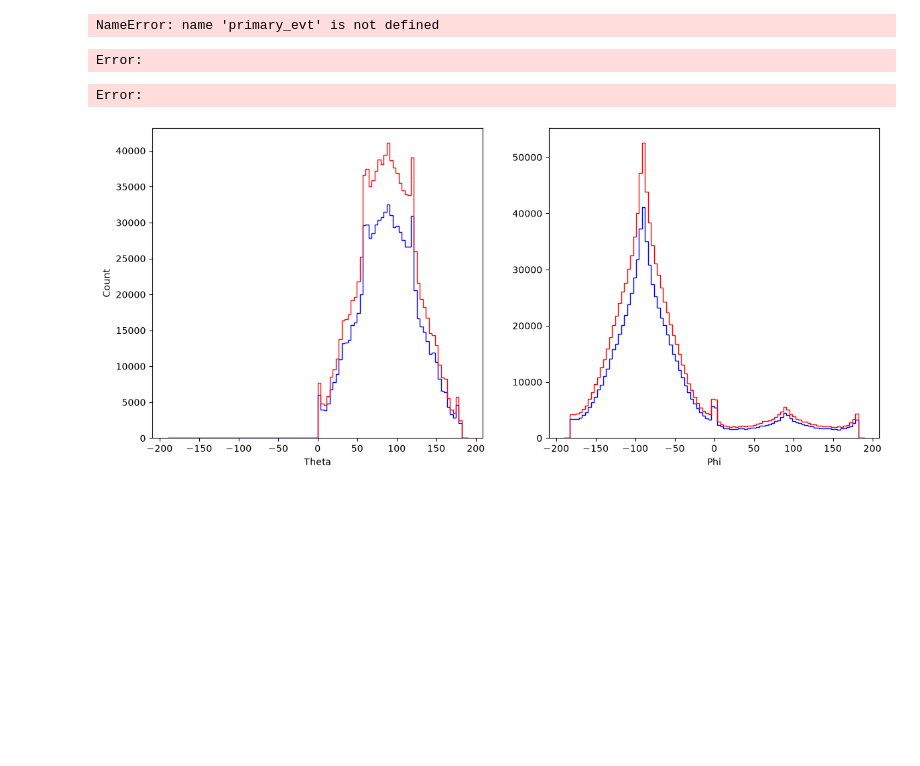
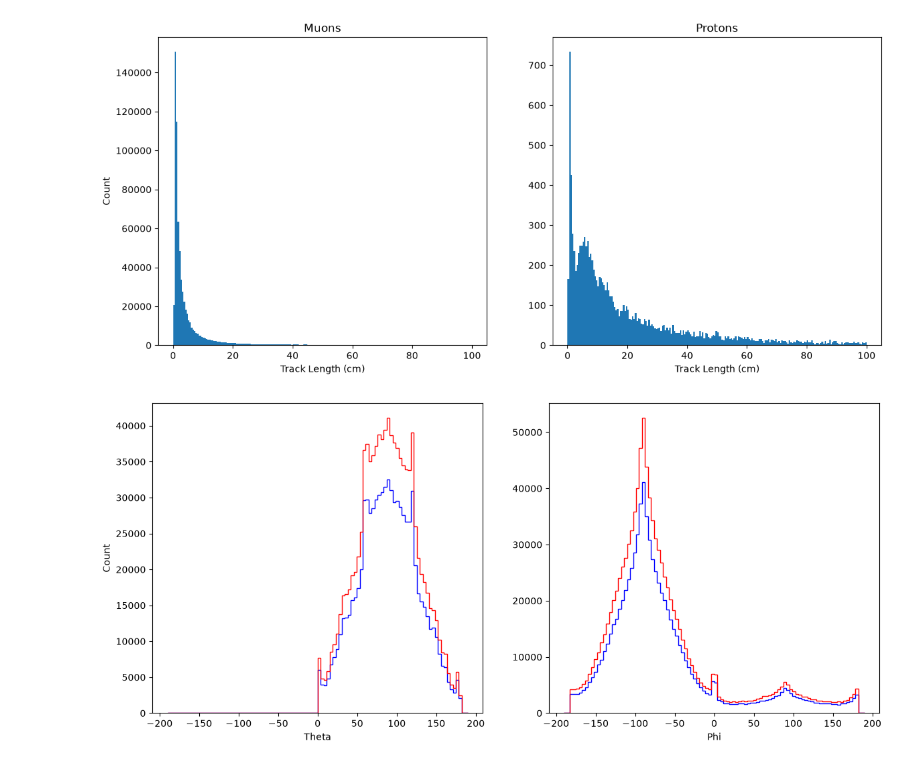
Before and after one commit to tomdsimpson/KDAR-Summer-Project, a Jupyter notebook: track_lengths.ipynb, the cells around one changed output. Drawn from its saved outputs; the diff is of its cells as text; code cells hidden in the pictures; blank space fills up the shorter version.

```diff
--- a/track_lengths.ipynb
+++ b/track_lengths.ipynb
@@ -40,27 +49,25 @@ Index(['__ntuple', 'entry', 'rec.slc..index', 'rec.slc.reco.pfp..index'], dtype=
 # %%
 
 #print(evt_data.columns)
 bins = np.linspace(0,100,201)
 #print(primary_evt['pfp']['trk']['truth']['p']['pdg'].value_counts())
 #print(evt_data['pfp']['trk']['truth']['p']['pdg'].value_counts())
 
-evt_mu = primary_evt[primary_evt['pfp']['trk']['truth']['p']['pdg'] == 13]
-evt_amu = primary_evt[primary_evt['pfp']['trk']['truth']['p']['pdg'] == -13]
-evt_pr = primary_evt[(primary_evt['pfp']['trk']['truth']['p']['pdg'] == 2212) | (primary_evt['pfp']['trk']['truth']['p']['pdg'] == -2212)]
+evt_mu = evt_data[evt_data['pfp']['trk']['truth']['p']['pdg'] == 13]
+evt_amu = evt_data[evt_data['pfp']['trk']['truth']['p']['pdg'] == -13]
+evt_pr = evt_data[(evt_data['pfp']['trk']['truth']['p']['pdg'] == 2212) | (evt_data['pfp']['trk']['truth']['p']['pdg'] == -2212)]
 
 fig, (ax1, ax2) = plt.subplots(1,2, figsize=(14, 6))
 ax1.hist(evt_mu['pfp']['trk']['len'], bins=bins, label="muons")
 ax2.hist(evt_pr['pfp']['trk']['len'], bins=bins, label="protons")
 ax1.set_xlabel("Track Length (cm)")
 ax2.set_xlabel("Track Length (cm)")
 ax1.set_ylabel("Count")
 ax1.set_title("Muons")
 ax2.set_title("Protons")
 plt.show()
 # %% [output]
-NameError: name 'primary_evt' is not defined
-Error:
-Error:
+[figure, added]
 # %%
 bins = np.linspace(-190, 190, 101)
 
```
Also changed, not shown: parts of 1 cell of this notebook, 2 other files.
